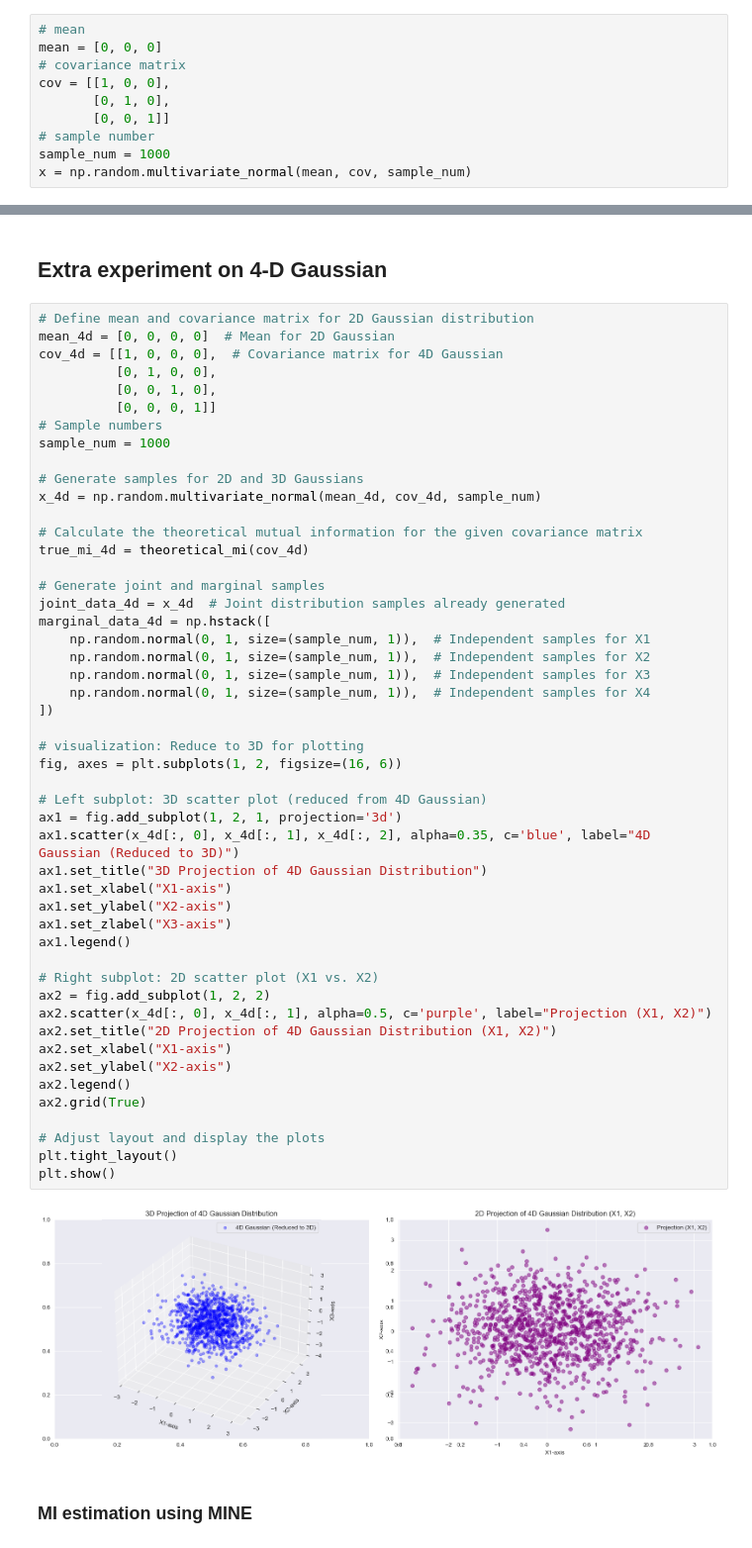
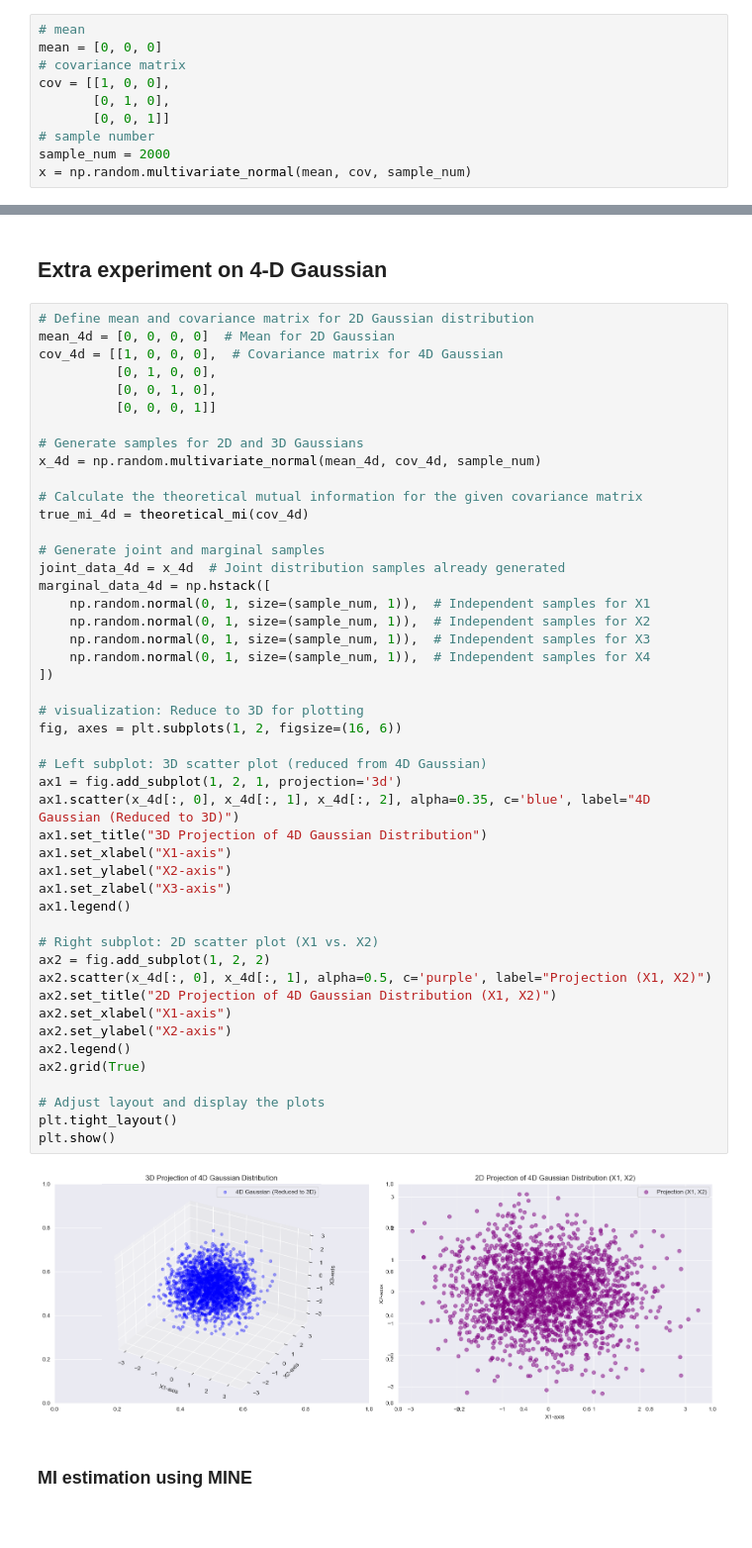
Before and after one commit to PSATRA/Information-Theory, a Jupyter notebook: MINE_basic.ipynb, the cells around one changed output, grey strips where cells are left out. Shown at 99% size. Saved outputs shown, nothing was run; the diff lists cells and outputs as text.

```diff
--- a/MINE_basic.ipynb
+++ b/MINE_basic.ipynb
@@ -32,7 +34,7 @@ cov = [[1, 0, 0],
        [0, 1, 0],
        [0, 0, 1]]
 # sample number
-sample_num = 1000
+sample_num = 2000
 x = np.random.multivariate_normal(mean, cov, sample_num)
 # %% [markdown]
 ### True MI and two distributions
@@ -287,8 +440,6 @@ cov_4d = [[1, 0, 0, 0],  # Covariance matrix for 4D Gaussian
           [0, 1, 0, 0],
           [0, 0, 1, 0],
           [0, 0, 0, 1]]
-# Sample numbers
-sample_num = 1000
 
 # Generate samples for 2D and 3D Gaussians
 x_4d = np.random.multivariate_normal(mean_4d, cov_4d, sample_num)
@@ -303,34 +454,34 @@ marginal_data_4d = np.hstack([
     np.random.normal(0, 1, size=(sample_num, 1)),  # Independent samples for X2
     np.random.normal(0, 1, size=(sample_num, 1)),  # Independent samples for X3
     np.random.normal(0, 1, size=(sample_num, 1)),  # Independent samples for X4
 ])
 
 # visualization: Reduce to 3D for plotting
 fig, axes = plt.subplots(1, 2, figsize=(16, 6))
 
 # Left subplot: 3D scatter plot (reduced from 4D Gaussian)
 ax1 = fig.add_subplot(1, 2, 1, projection='3d')
 ax1.scatter(x_4d[:, 0], x_4d[:, 1], x_4d[:, 2], alpha=0.35, c='blue', label="4D Gaussian (Reduced to 3D)")
 ax1.set_title("3D Projection of 4D Gaussian Distribution")
 ax1.set_xlabel("X1-axis")
 ax1.set_ylabel("X2-axis")
 ax1.set_zlabel("X3-axis")
 ax1.legend()
 
 # Right subplot: 2D scatter plot (X1 vs. X2)
 ax2 = fig.add_subplot(1, 2, 2)
 ax2.scatter(x_4d[:, 0], x_4d[:, 1], alpha=0.5, c='purple', label="Projection (X1, X2)")
 ax2.set_title("2D Projection of 4D Gaussian Distribution (X1, X2)")
 ax2.set_xlabel("X1-axis")
 ax2.set_ylabel("X2-axis")
 ax2.legend()
 ax2.grid(True)
 
 # Adjust layout and display the plots
 plt.tight_layout()
 plt.show()
 # %% [output]
-[figure, old version]
+[figure, new version]
 # %% [markdown]
 ### MI estimation using MINE
 # %%
```
Also changed, not shown: parts of 8 cells of this notebook.
